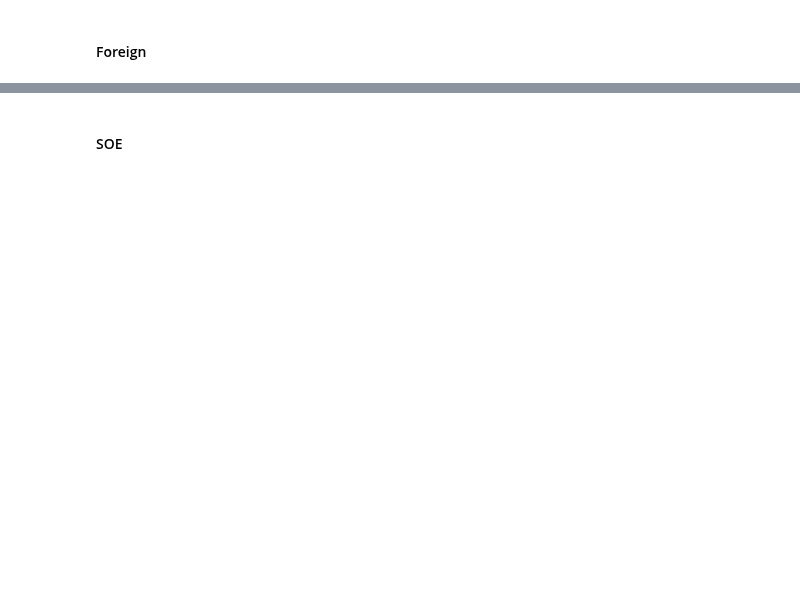
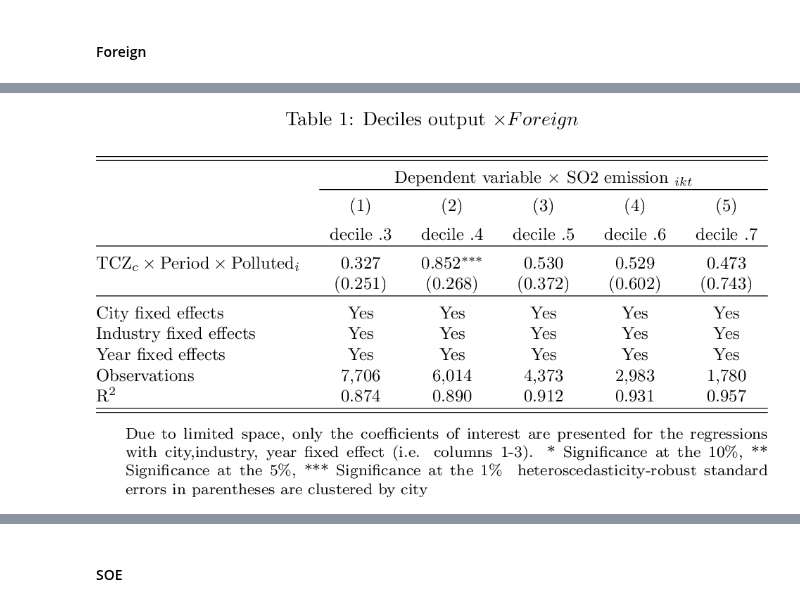
Before and after one commit to thomaspernet/SBC_pollution_China, a Jupyter notebook: Data_analysis/10_SBC_pollution_China_Revision_New_tables_ci.ipynb, the cells around one changed output, grey strips where cells are left out. Saved outputs shown, nothing was run; the diff lists cells and outputs as text; code cells hidden in the pictures; blank space fills up the shorter version.

```diff
--- a/Data_analysis/10_SBC_pollution_China_Revision_New_tables_ci.ipynb
+++ b/Data_analysis/10_SBC_pollution_China_Revision_New_tables_ci.ipynb
@@ -768,7 +914,7 @@ lb.beautify(table_number = 4,
 #### Output
 l <- list()
 l1 <- list()
-for (i in seq(3, 9)){
+for (i in seq(3, 7)){
 
     t1 <- felm(formula=log(tso2_cit) ~ TCZ_c * Period * polluted_thre
                   + output_fcit + capital_fcit + labour_fcit
@@ -790,7 +936,7 @@ for (i in seq(3, 9)){
 
 #### Capital
 l2 <- list()
-for (i in seq(3, 9)){
+for (i in seq(3, 7)){
 
     t1 <- felm(formula=log(tso2_cit) ~ TCZ_c * Period *polluted_thre * cap_share_SOE
                   + output_fcit + capital_fcit + labour_fcit
@@ -804,7 +950,7 @@ for (i in seq(3, 9)){
 
 #### Employment
 l3 <- list()
-for (i in seq(3, 9)){
+for (i in seq(3, 7)){
 
     t1 <- felm(formula=log(tso2_cit) ~ TCZ_c * Period *polluted_thre * lab_share_SOE
                   + output_fcit + capital_fcit + labour_fcit
@@ -868,24 +1023,25 @@ table_1 <- go_latex(l3,
 # %%
 import os
 decile=['& decile .3', 'decile .4',
-        'decile .5','decile .6', ' decile .7',
-       'decile .8','decile .9']
+        'decile .5','decile .6', ' decile .7']
 
 tb = """\\footnotesize{
 Due to limited space, only the coefficients of interest are presented
 for the regressions with city,industry, year fixed effect (i.e. columns 1-3).
 \sym{*} Significance at the 10\%, \sym{**} Significance at the 5\%, \sym{***} Significance at the 1\% \\
 heteroscedasticity-robust standard errors in parentheses are clustered by city
 }
 """
 lb.beautify(table_number = 5,
             remove_control= True,
             constraint = False,
             city_industry = False,
             new_row = decile,
             table_nte =tb,
            jupyter_preview = True,
            resolution = 200)
+# %% [output]
+[figure, added]
 # %%
 import os
 decile=['& decile .3', 'decile .4',
```
Also changed, not shown: parts of 33 cells of this notebook, 1 other file.
